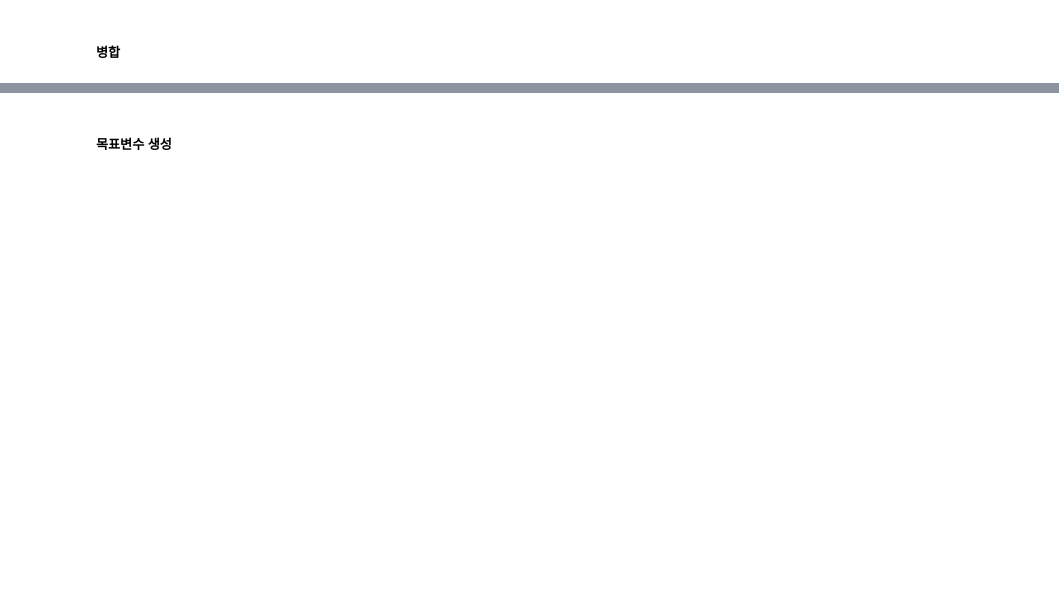
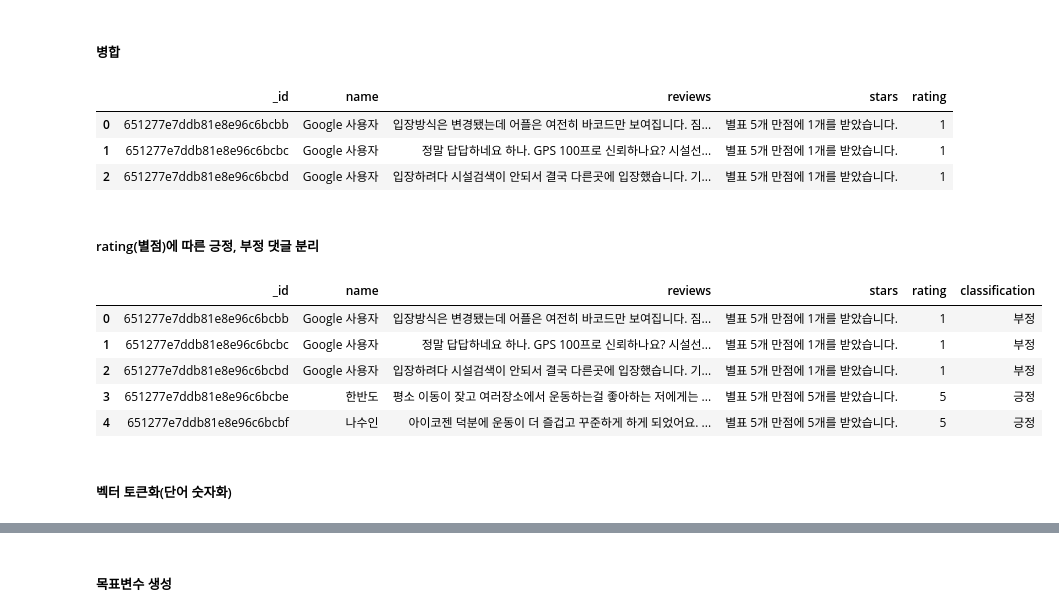
Before and after one commit to estskyway/project_data_analystics, a Jupyter notebook: codes/데이터 전처리/hyein_total_preprocess.ipynb, the cells around one changed output, grey strips where cells are left out. Saved outputs shown, nothing was run; the diff lists cells and outputs as text; code cells hidden in the pictures; blank space fills up the shorter version.

```diff
--- a/codes/데이터 전처리/hyein_total_preprocess.ipynb
+++ b/codes/데이터 전처리/hyein_total_preprocess.ipynb
@@ -186,3 +181,7 @@ df.info()
 # %%
-df = df.dropna()
-df.isnull().sum()
+# 데이터 분류하기
+# NaN이 있는 데이터 추출
+df_with_nan = df[df['stars'].isna()]
+
+# NaN이 없는 데이터 추출
+df_without_nan = df[df['stars'].notna()]
@@ -191,4 +206,4 @@ df.info()
 # %%
-df_stars = df['stars']
-stars_list = df_stars.tolist()
+df_without_nan_stars = df_without_nan['stars']
+stars_list = df_without_nan_stars.tolist()
 stars_list[:10]
@@ -207,3 +235,3 @@ rating_list
 # %%
-df_rating = pd.DataFrame(data=rating_list, columns=['rating'])
-df_rating[:3]
+df_without_nan_rating = pd.DataFrame(data=rating_list, columns=['rating'])
+df_without_nan_rating[:3]
@@ -210,5 +243,26 @@ df_rating[:3]
 # %% [markdown]
 ##### 병합
 # %%
-df = pd.concat([df, df_rating], axis=1)
-df[:3]
+df_without_nan = pd.concat([df_without_nan, df_without_nan_rating], axis=1)
+df_without_nan[:3]
+# %% [output]
+|  | _id | name | reviews | stars | rating |
+| 0 | 651277e7ddb81e8e96c6bcbb | Google 사용자 | 입장방식은 변경됐는데 어플은 여전히 바코드만 보여집니다. 짐... | 별표 5개 만점에 1개를 받았습니다. | 1 |
+| 1 | 651277e7ddb81e8e96c6bcbc | Google 사용자 | 정말 답답하네요 하나. GPS 100프로 신뢰하나요? 시설선... | 별표 5개 만점에 1개를 받았습니다. | 1 |
+| 2 | 651277e7ddb81e8e96c6bcbd | Google 사용자 | 입장하려다 시설검색이 안되서 결국 다른곳에 입장했습니다. 기... | 별표 5개 만점에 1개를 받았습니다. | 1 |
+# %% [markdown]
+##### rating(별점)에 따른 긍정, 부정 댓글 분리
+# %%
+import numpy as np
+
+df_without_nan['classification'] = np.where(df_without_nan['rating'] >= 3, '긍정', '부정')
+df_without_nan[:5]
+# %% [output]
+|  | _id | name | reviews | stars | rating | classification |
+| 0 | 651277e7ddb81e8e96c6bcbb | Google 사용자 | 입장방식은 변경됐는데 어플은 여전히 바코드만 보여집니다. 짐... | 별표 5개 만점에 1개를 받았습니다. | 1 | 부정 |
+| 1 | 651277e7ddb81e8e96c6bcbc | Google 사용자 | 정말 답답하네요 하나. GPS 100프로 신뢰하나요? 시설선... | 별표 5개 만점에 1개를 받았습니다. | 1 | 부정 |
+| 2 | 651277e7ddb81e8e96c6bcbd | Google 사용자 | 입장하려다 시설검색이 안되서 결국 다른곳에 입장했습니다. 기... | 별표 5개 만점에 1개를 받았습니다. | 1 | 부정 |
+| 3 | 651277e7ddb81e8e96c6bcbe | 한반도 | 평소 이동이 잦고 여러장소에서 운동하는걸 좋아하는 저에게는 ... | 별표 5개 만점에 5개를 받았습니다. | 5 | 긍정 |
+| 4 | 651277e7ddb81e8e96c6bcbf | 나수인 | 아이코젠 덕분에 운동이 더 즐겁고 꾸준하게 하게 되었어요. ... | 별표 5개 만점에 5개를 받았습니다. | 5 | 긍정 |
+# %% [markdown]
+##### 벡터 토큰화(단어 숫자화)
```
Also changed, not shown: parts of 37 cells of this notebook, 1 other file.
